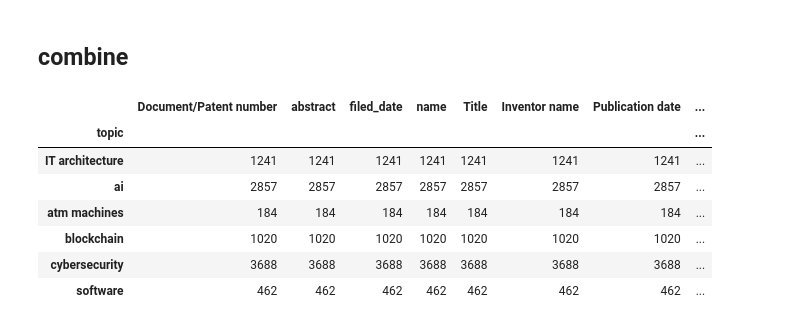
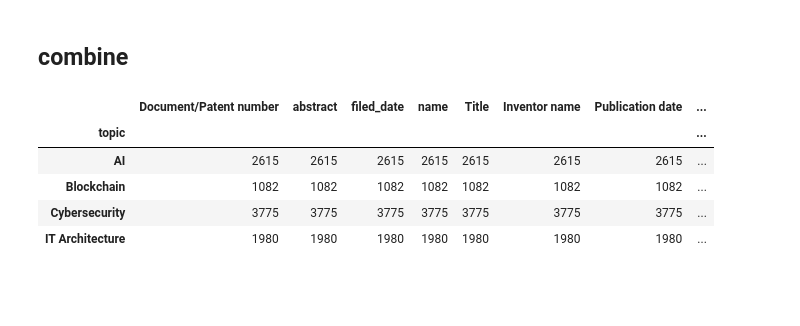
Before and after one commit to cchuenchoksan/Bank-of-America-Digital-Transformation, a Jupyter notebook: BOA_patent.ipynb, the cells around one changed output. Drawn from its saved outputs; the diff is of its cells as text; code cells hidden in the pictures; blank space fills up the shorter version.

```diff
--- a/BOA_patent.ipynb
+++ b/BOA_patent.ipynb
@@ -110,3 +101,24 @@ vocab_importance = ['blockchain', 'cybersecurity', 'software', 'atm machines', '
+# %%
+## Use this vocab to sort into more classes
+# vocabulary_dict = {
+#     'AI': ['ai', 'machinelearning', 'artificial', 'intelligence', 'deep', 'neural', 'artificialintelligence', 'generative', 'cnn', 'autoencoder', 'predictive', 'bot', 'bots'],
+#     'NLP': ['nlp', 'lstm', 'chat', 'chatbot', 'chatbots', 'rnn', 'transformer'],
+#     'Blockchain': ['nft', 'block', 'chain', 'blockchain', 'certificate', 'cryptocurrency', 'metaverse', 'nonfungible', 'nfts', 'digitalbitcoin', 'ledgers'],
+#     'Cybersecurity': ['authentication', 'verification', 'signature', 'token', 'vulnerability', 'attack', 'attacks', 'securely', 'secure', 'encrypt', 'phishing', 'security', 'cybersecurity', 'pii', 'malicious', 'dmz'],
+#     'IT Architecture': ['quantum', 'infrastructure', 'infrastructures', 'cloud', 'server', 'virtual',  'backup', 'hardware'],
+#     'Software Development':  ['lpwan', 'module'],
+#     'ATM Machines': ['atm'],
+# }
+# vocab_importance = ['Blockchain', 'Cybersecurity', 'Software Development', 'ATM Machines', 'IT Architecture', 'NLP', 'AI']
+
+# Use this vocab to sort into the main classes
+vocabulary_dict = {
+    'AI': ['ai', 'machinelearning', 'artificial', 'intelligence', 'deep', 'neural', 'artificialintelligence', 'generative', 'cnn', 'autoencoder', 'predictive', 'bot', 'bots', 'nlp', 'lstm', 'chat', 'chatbot', 'chatbots', 'rnn', 'transformer'],
+    'Blockchain': ['nft', 'block', 'chain', 'blockchain', 'certificate', 'cryptocurrency', 'metaverse', 'nonfungible', 'nfts', 'digitalbitcoin', 'ledgers'],
+    'Cybersecurity': ['authentication', 'verification', 'signature', 'token', 'vulnerability', 'attack', 'attacks', 'securely', 'secure', 'encrypt', 'phishing', 'security', 'cybersecurity', 'pii', 'malicious', 'dmz'],
+    'IT Architecture': ['quantum', 'infrastructure', 'infrastructures', 'cloud', 'server', 'virtual',  'backup', 'hardware', 'lpwan', 'module', 'atm'],
+}
+vocab_importance = ['Blockchain', 'Cybersecurity', 'IT Architecture', 'AI']
 # %%
 for word_list, topic in zip(vocabulary_dict.values(), vocabulary_dict):
   print(topic)
@@ -297,16 +298,14 @@ df_combined['topic'] = df_combined.apply(
 )
 df_combined = df_combined.drop(columns=['predicted index', 'topic index'])
 # %%
-df_combined.groupby('topic').count()
+df_combined.groupby('topic').count().head(100)
 # %% [output]
 |  | Document/Patent number | abstract | filed_date | name | Title | Inventor name | Publication date | ... |
 | topic |  |  |  |  |  |  |  | ... |
-| IT architecture | 1241 | 1241 | 1241 | 1241 | 1241 | 1241 | 1241 | ... |
-| ai | 2857 | 2857 | 2857 | 2857 | 2857 | 2857 | 2857 | ... |
-| atm machines | 184 | 184 | 184 | 184 | 184 | 184 | 184 | ... |
-| blockchain | 1020 | 1020 | 1020 | 1020 | 1020 | 1020 | 1020 | ... |
-| cybersecurity | 3688 | 3688 | 3688 | 3688 | 3688 | 3688 | 3688 | ... |
-| software | 462 | 462 | 462 | 462 | 462 | 462 | 462 | ... |
+| AI | 2615 | 2615 | 2615 | 2615 | 2615 | 2615 | 2615 | ... |
+| Blockchain | 1082 | 1082 | 1082 | 1082 | 1082 | 1082 | 1082 | ... |
+| Cybersecurity | 3775 | 3775 | 3775 | 3775 | 3775 | 3775 | 3775 | ... |
+| IT Architecture | 1980 | 1980 | 1980 | 1980 | 1980 | 1980 | 1980 | ... |
 # %%
 df_combined.info()
 # %% [output]
```
Also changed, not shown: parts of 18 cells of this notebook, 1 other file.
